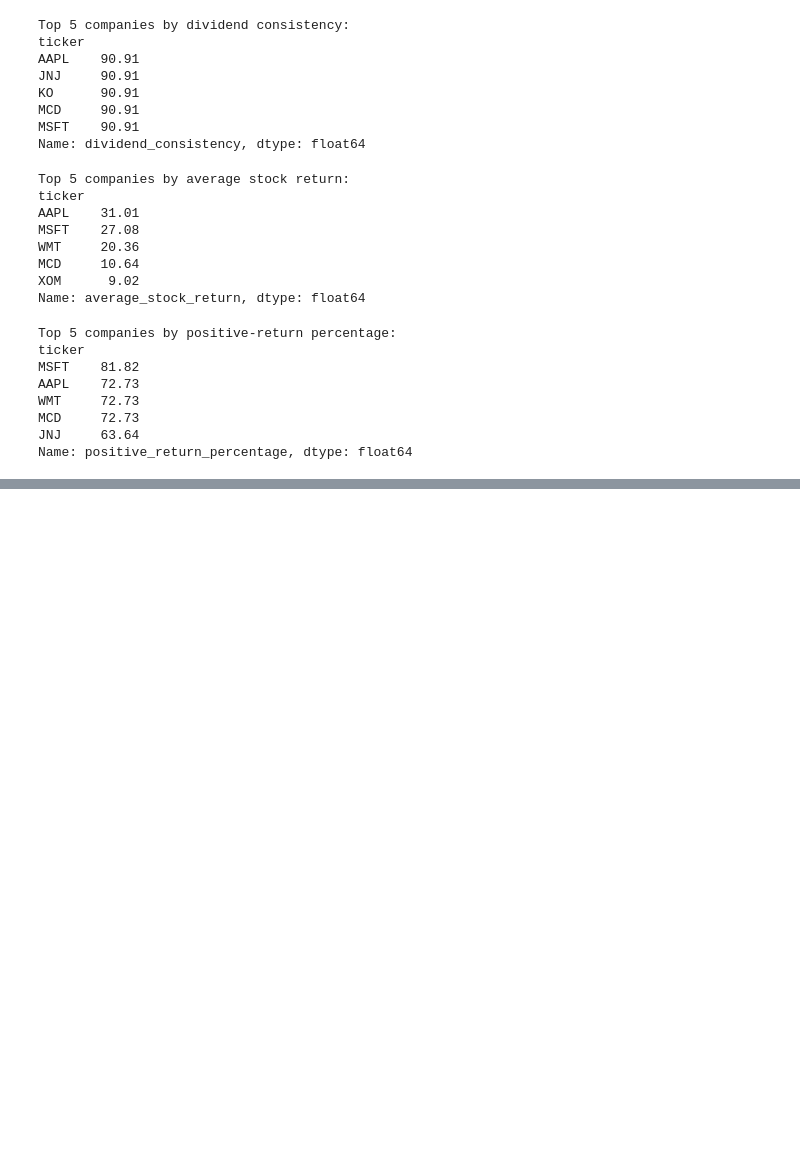
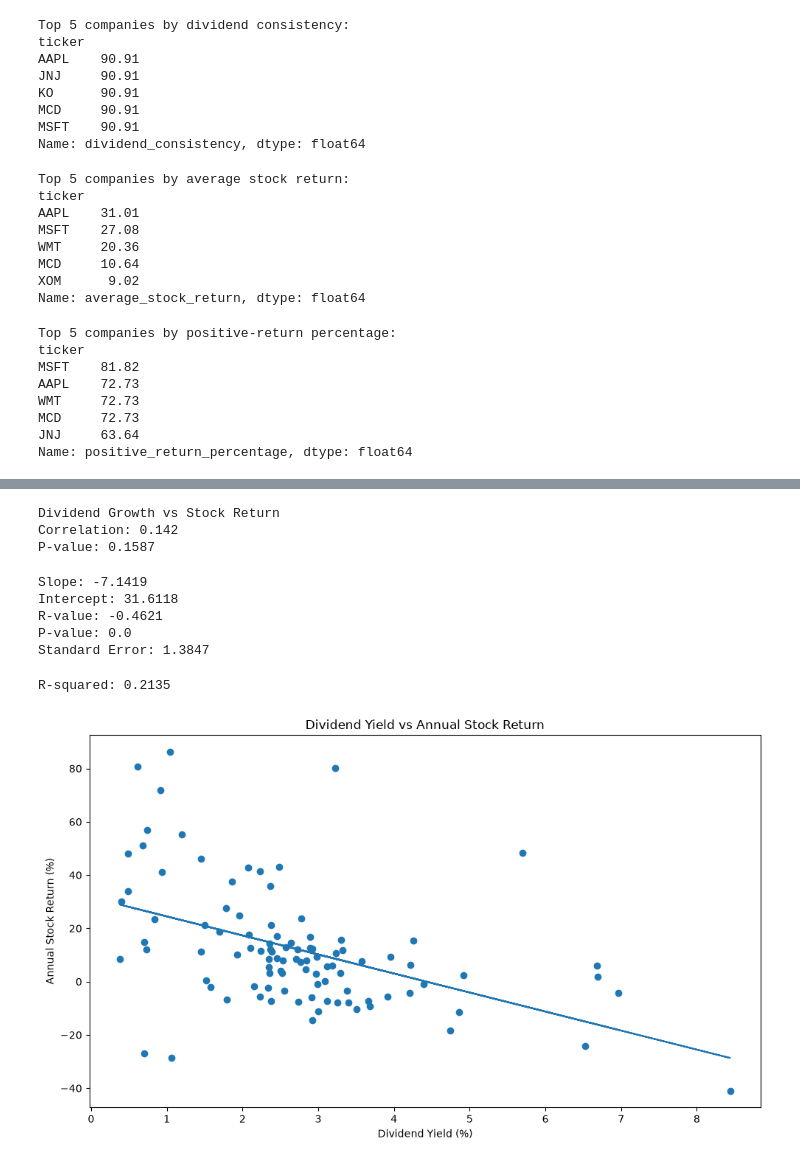
Before and after one commit to Jenniskamboj/Dividend-Puzzle-Analyzer, a Jupyter notebook: notebooks/01_data_understanding.ipynb, the cells around one changed output, grey strips where cells are left out. Drawn from its saved outputs; the diff is of its cells as text; code cells hidden in the pictures; blank space fills up the shorter version.

Commit message:
Day 10: Perform statistical analysis

```diff
--- a/notebooks/01_data_understanding.ipynb
+++ b/notebooks/01_data_understanding.ipynb
@@ -1785,0 +1805,6 @@ day9_summary.to_csv(
+# %%
+data = pd.read_csv(
+    "../datasets/processed/dividend_return_analysis.csv"
+)
+
+data.head()
@@ -1785,0 +1871,72 @@ day9_summary.to_csv(
+# %%
+growth_data = stats_data.dropna(
+    subset=[
+        "dividend_growth",
+        "annual_stock_return"
+    ]
+)
+
+growth_corr, growth_p = stats.pearsonr(
+    growth_data["dividend_growth"],
+    growth_data["annual_stock_return"]
+)
+
+print("Dividend Growth vs Stock Return")
+print("Correlation:", round(growth_corr, 4))
+print("P-value:", round(growth_p, 4))
+# %% [output]
+Dividend Growth vs Stock Return
+Correlation: 0.142
+P-value: 0.1587
+# %%
+regression = stats.linregress(
+    stats_data["dividend_yield"],
+    stats_data["annual_stock_return"]
+)
+
+print("Slope:", round(regression.slope, 4))
+print("Intercept:", round(regression.intercept, 4))
+print("R-value:", round(regression.rvalue, 4))
+print("P-value:", round(regression.pvalue, 4))
+print("Standard Error:", round(regression.stderr, 4))
+# %% [output]
+Slope: -7.1419
+Intercept: 31.6118
+R-value: -0.4621
+P-value: 0.0
+Standard Error: 1.3847
+# %%
+r_squared = regression.rvalue ** 2
+
+print("R-squared:", round(r_squared, 4))
+# %% [output]
+R-squared: 0.2135
+# %%
+x = stats_data["dividend_yield"]
+y = stats_data["annual_stock_return"]
+
+predicted = (
+    regression.intercept
+    + regression.slope * x
+)
+
+plt.figure(figsize=(10, 6))
+
+plt.scatter(x, y)
+
+plt.plot(
+    x,
+    predicted
+)
+
+plt.title(
+    "Dividend Yield vs Annual Stock Return"
+)
+
+plt.xlabel("Dividend Yield (%)")
+plt.ylabel("Annual Stock Return (%)")
+
+plt.tight_layout()
+plt.show()
+# %% [output]
+[figure, added]
```
Also changed, not shown: parts of 14 cells of this notebook, 2 other files.
